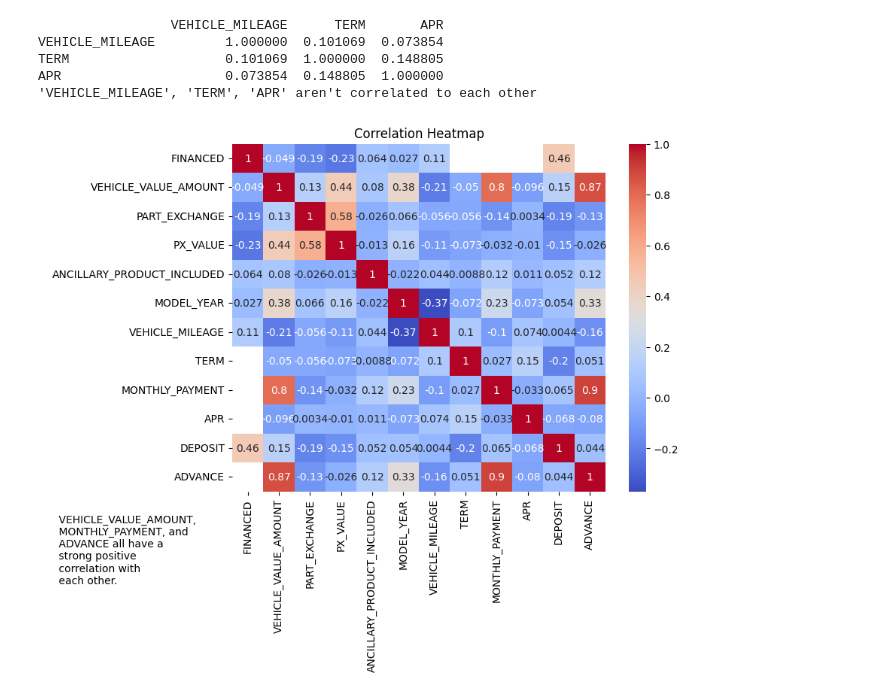
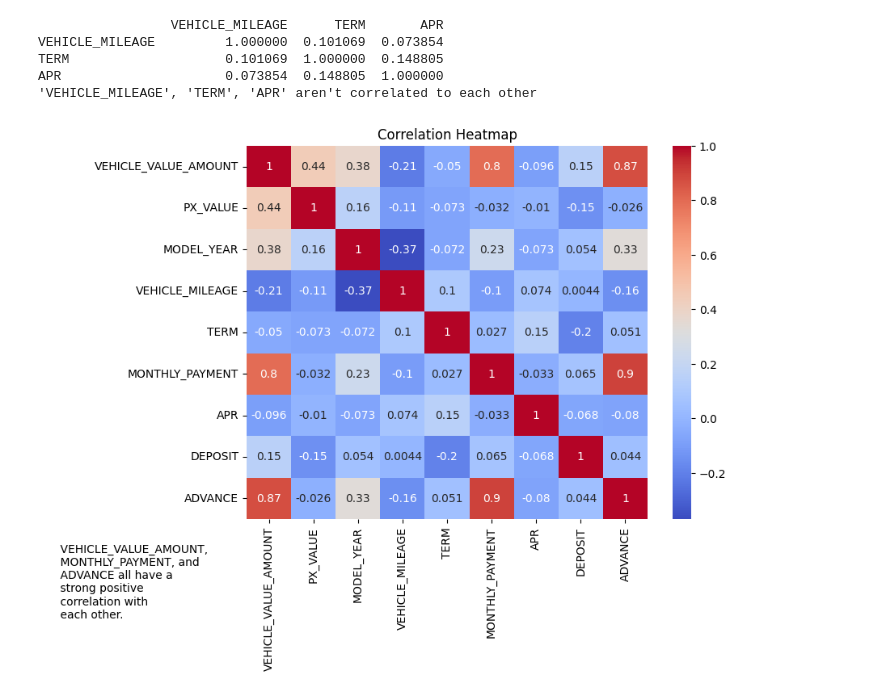
Before and after one commit to reddaoist/data_analysis_sample_work, a Jupyter notebook: sample_data.ipynb, the cells around one changed output. Cells and saved outputs as stored; diff of their text form; code cells hidden in the pictures.

```diff
--- a/sample_data.ipynb
+++ b/sample_data.ipynb
@@ -543,28 +543,30 @@ TERM                    0.101069  1.000000  0.148805
 APR                     0.073854  0.148805  1.000000
 'VEHICLE_MILEAGE', 'TERM', 'APR' aren't correlated to each other
 # %%
-df = merged_df[['FINANCED', 'VEHICLE_VALUE_AMOUNT', 'PART_EXCHANGE', 'PX_VALUE', 'ANCILLARY_PRODUCT_INCLUDED', 'MODEL_YEAR', 'VEHICLE_MILEAGE', 'TERM','MONTHLY_PAYMENT', 'APR', 'DEPOSIT','ADVANCE']]
+df = merged_df[[ 'VEHICLE_VALUE_AMOUNT', 'PX_VALUE', 'MODEL_YEAR', 'VEHICLE_MILEAGE', 'TERM', 'MONTHLY_PAYMENT', 'APR', 'DEPOSIT','ADVANCE']]
+
+# df.loc[:,['TOTAL']]= df.apply(lambda row: float(row['TERM']) * float(row['MONTHLY_PAYMENT']) + float(row['PX_VALUE']) + float(row['DEPOSIT']) +  float(row['ADVANCE']), axis=1)
 
 corr_matrix = df.corr()
 
 fig, ax = plt.subplots(figsize=(8, 6))
 
 # Create a heatmap
 sns.heatmap(corr_matrix, cmap='coolwarm', annot=True, ax=ax)
 
 # Set the title
 ax.set_title('Correlation Heatmap')
 msg = """
     VEHICLE_VALUE_AMOUNT,
     MONTHLY_PAYMENT, and
     ADVANCE all have a
     strong positive
     correlation with
     each other.
 """
 ax.text(-0.5, -0.3, msg, transform=ax.transAxes, ha='left', fontsize=10)
 
 # Show the plot
 plt.show()
 # %% [output]
-[figure, old version]
+[figure, new version]
```
